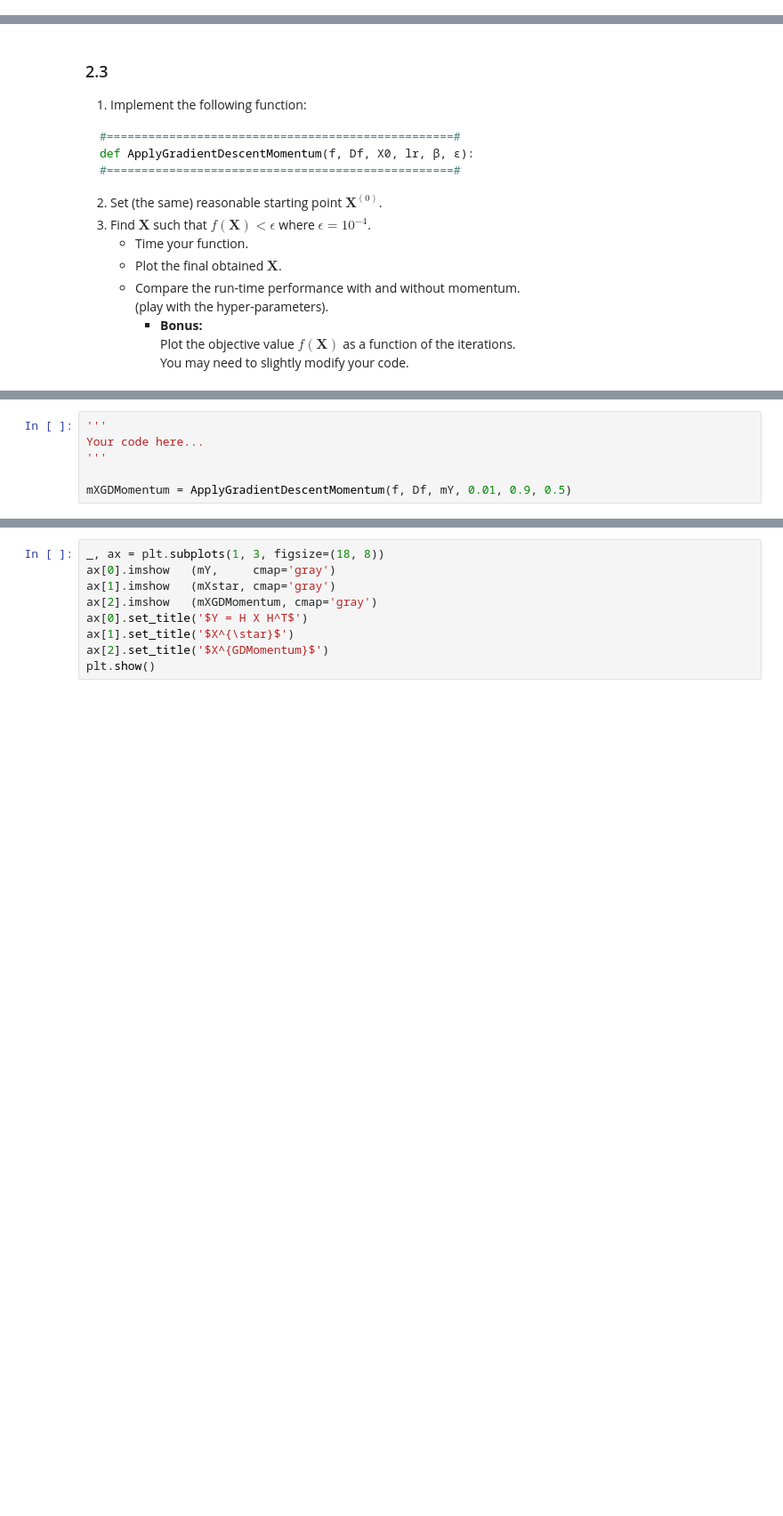
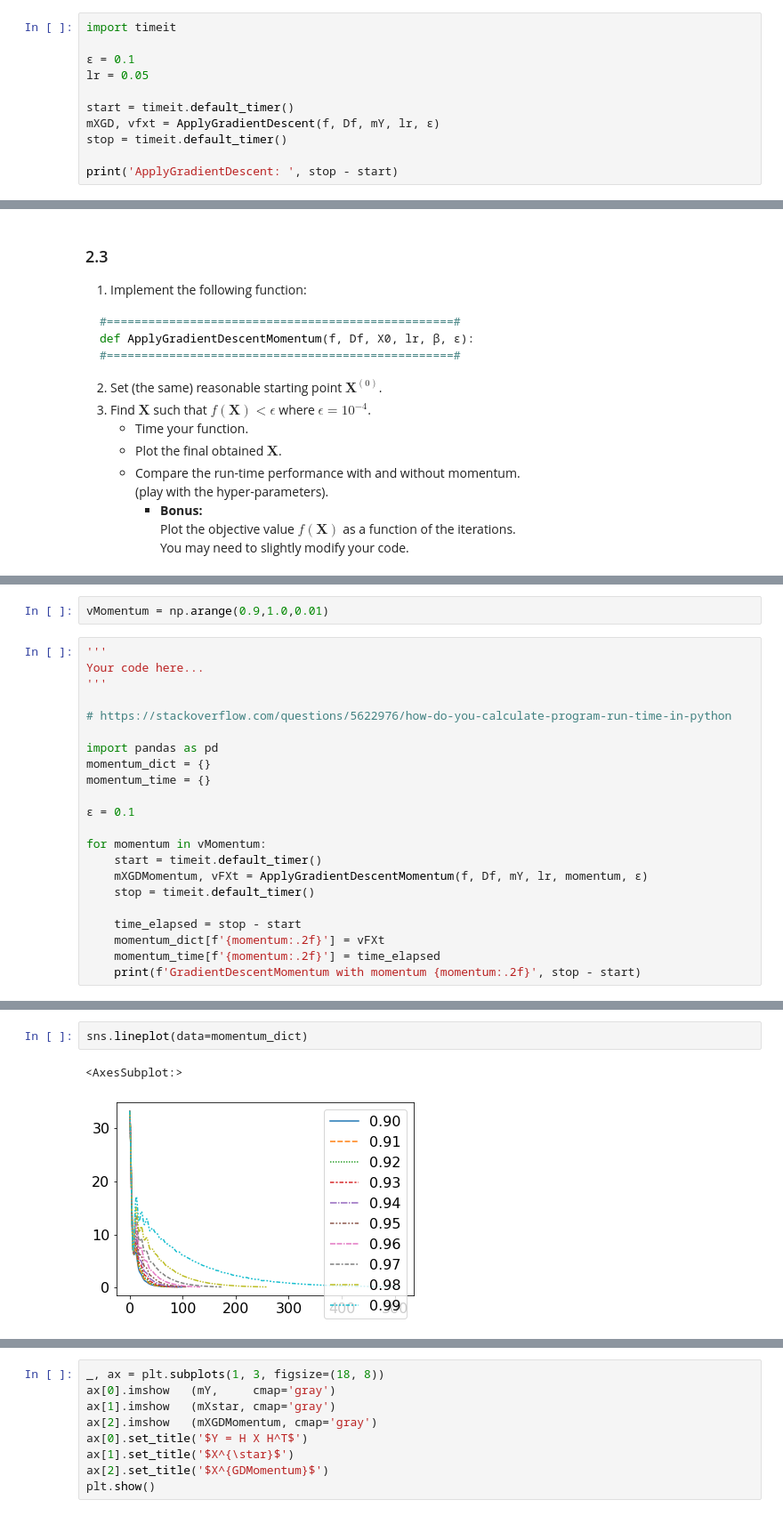
Before and after one commit to wzeyal/DataScience, a Jupyter notebook: Python_for_AI_Engineer/Exercises/8_Optimization/Exercise1.ipynb, the cells around one changed output, grey strips where cells are left out. Shown at 89% size. Drawn from its saved outputs; the diff is of its cells as text; blank space fills up the shorter version.

```diff
--- a/Python_for_AI_Engineer/Exercises/8_Optimization/Exercise1.ipynb
+++ b/Python_for_AI_Engineer/Exercises/8_Optimization/Exercise1.ipynb
@@ -394,0 +406,11 @@ mXGD = ApplyGradientDescent(f, Df, mY, 0.01, 0.5)
+# %%
+import timeit
+
+ε = 0.1
+lr = 0.05
+
+start = timeit.default_timer()
+mXGD, vfxt = ApplyGradientDescent(f, Df, mY, lr, ε)
+stop = timeit.default_timer()
+
+print('ApplyGradientDescent: ', stop - start)
@@ -454,6 +510,24 @@ def ApplyGradientDescentMomentum(f, Df, X0, lr, β, ε):
-# %%
-'''
-Your code here...
-'''
-
-mXGDMomentum = ApplyGradientDescentMomentum(f, Df, mY, 0.01, 0.9, 0.5)
+# %%
+vMomentum = np.arange(0.9,1.0,0.01)
+# %%
+'''
+Your code here...
+'''
+
+# https://stackoverflow.com/questions/5622976/how-do-you-calculate-program-run-time-in-python
+
+import pandas as pd
+momentum_dict = {}
+momentum_time = {}
+
+ε = 0.1
+
+for momentum in vMomentum:
+    start = timeit.default_timer()
+    mXGDMomentum, vFXt = ApplyGradientDescentMomentum(f, Df, mY, lr, momentum, ε)
+    stop = timeit.default_timer()
+
+    time_elapsed = stop - start
+    momentum_dict[f'{momentum:.2f}'] = vFXt
+    momentum_time[f'{momentum:.2f}'] = time_elapsed
+    print(f'GradientDescentMomentum with momentum {momentum:.2f}', stop - start)
@@ -459,0 +545,5 @@ mXGDMomentum = ApplyGradientDescentMomentum(f, Df, mY, 0.01, 0.9, 0.5)
+# %%
+sns.lineplot(data=momentum_dict)
+# %% [output]
+<AxesSubplot:>
+[figure, added]
```
Also changed, not shown: parts of 10 cells of this notebook.
